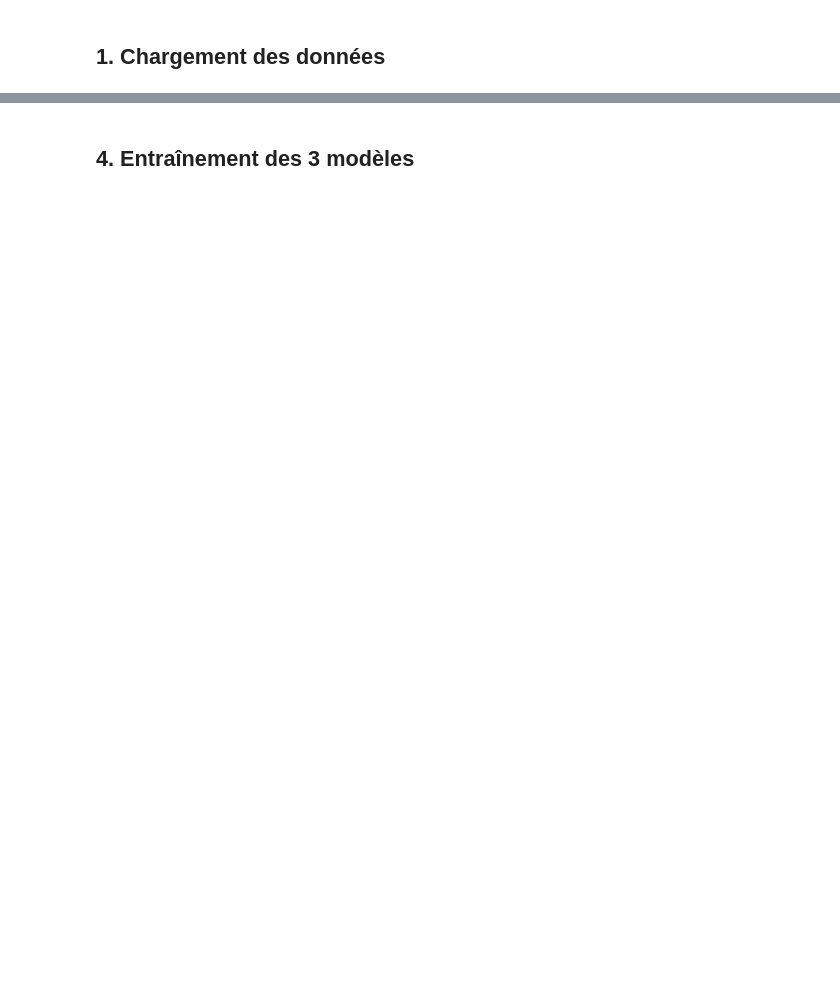
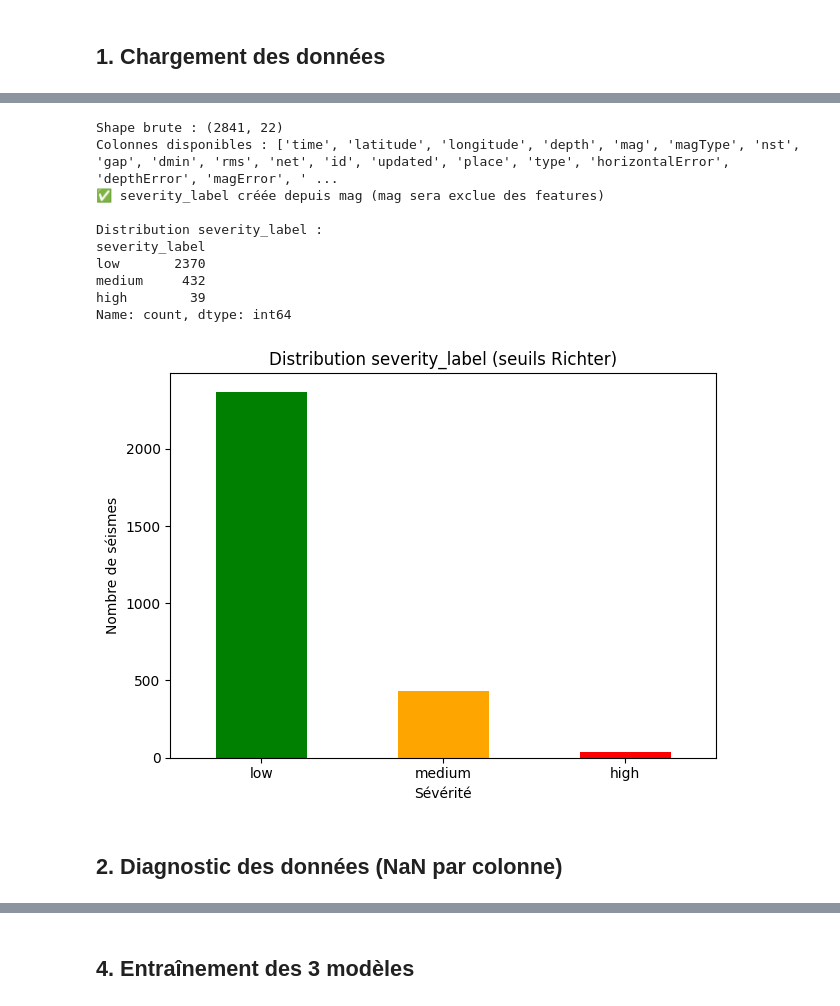
Before and after one commit to ANSS77/suivi-catastrophes-maroc, a Jupyter notebook: ml/notebooks/seismes_training.ipynb, the cells around one changed output, grey strips where cells are left out. Drawn from its saved outputs; the diff is of its cells as text; code cells hidden in the pictures; blank space fills up the shorter version.

Commit message:
feat: update data and notebooks for incendies, inondations, seismes

```diff
--- a/ml/notebooks/seismes_training.ipynb
+++ b/ml/notebooks/seismes_training.ipynb
@@ -91,0 +23,50 @@ Name: count, dtype: int64
+# %%
+df = pd.read_csv('../data/data_seismes.csv')
+print('Shape brute :', df.shape)
+print('Colonnes disponibles :', list(df.columns))
+
+# ----- Créer severity_label à partir de mag UNIQUEMENT -----
+# ⚠️  mag sera EXCLUE des features pour éviter le data leakage
+# Seuils basés sur l'échelle de Richter et les standards sismologiques :
+# low    : mag < 4.0  (séisme mineur, peu ou pas de dégâts)
+# medium : 4.0 ≤ mag < 5 (séisme modéré, dégâts légers possibles)
+# high   : mag ≥ 5 (séisme fort, dégâts significatifs)
+def assign_severity(mag):
+    if mag >= 5:
+        return 'high'
+    elif mag >= 4.0:
+        return 'medium'
+    else:
+        return 'low'
+
+df['severity_label'] = df['mag'].apply(assign_severity)
+print('✅ severity_label créée depuis mag (mag sera exclue des features)')
+
+print('\nDistribution severity_label :')
+print(df['severity_label'].value_counts())
+
+# ----- Visualisation -----
+colors = {'low': 'green', 'medium': 'orange', 'high': 'red'}
+counts = df['severity_label'].value_counts()
+counts.plot(kind='bar',
+            color=[colors.get(c, 'gray') for c in counts.index])
+plt.title('Distribution severity_label (seuils Richter)')
+plt.xlabel('Sévérité')
+plt.ylabel('Nombre de séismes')
+plt.xticks(rotation=0)
+plt.tight_layout()
+plt.show()
+# %% [output]
+Shape brute : (2841, 22)
+Colonnes disponibles : ['time', 'latitude', 'longitude', 'depth', 'mag', 'magType', 'nst', 'gap', 'dmin', 'rms', 'net', 'id', 'updated', 'place', 'type', 'horizontalError', 'depthError', 'magError', ' ...
+✅ severity_label créée depuis mag (mag sera exclue des features)
+
+Distribution severity_label :
+severity_label
+low       2370
+medium     432
+high        39
+Name: count, dtype: int64
+[figure, added]
+# %% [markdown]
+## 2. Diagnostic des données (NaN par colonne)
```
Also changed, not shown: parts of 22 cells of this notebook, 5 other files.
